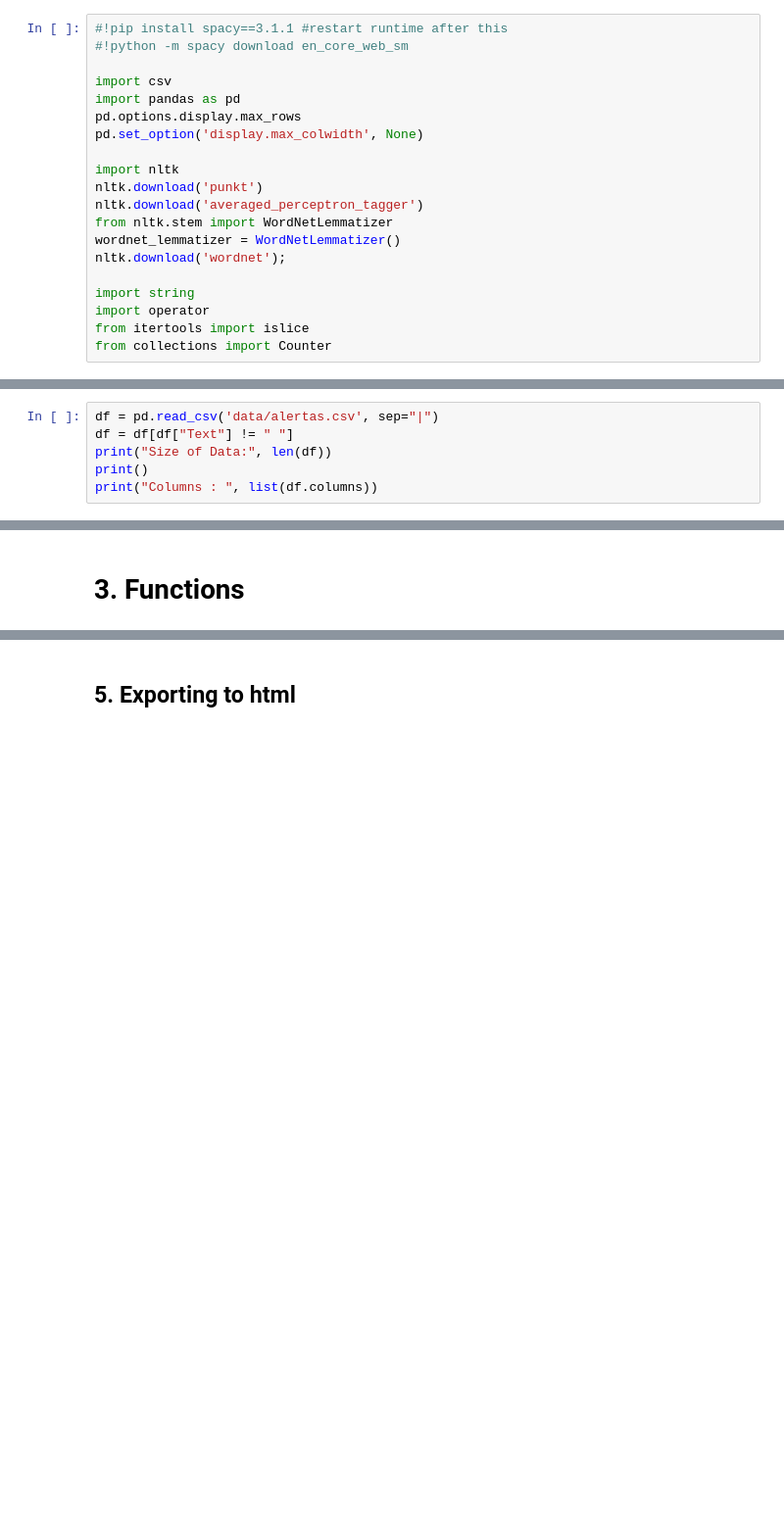
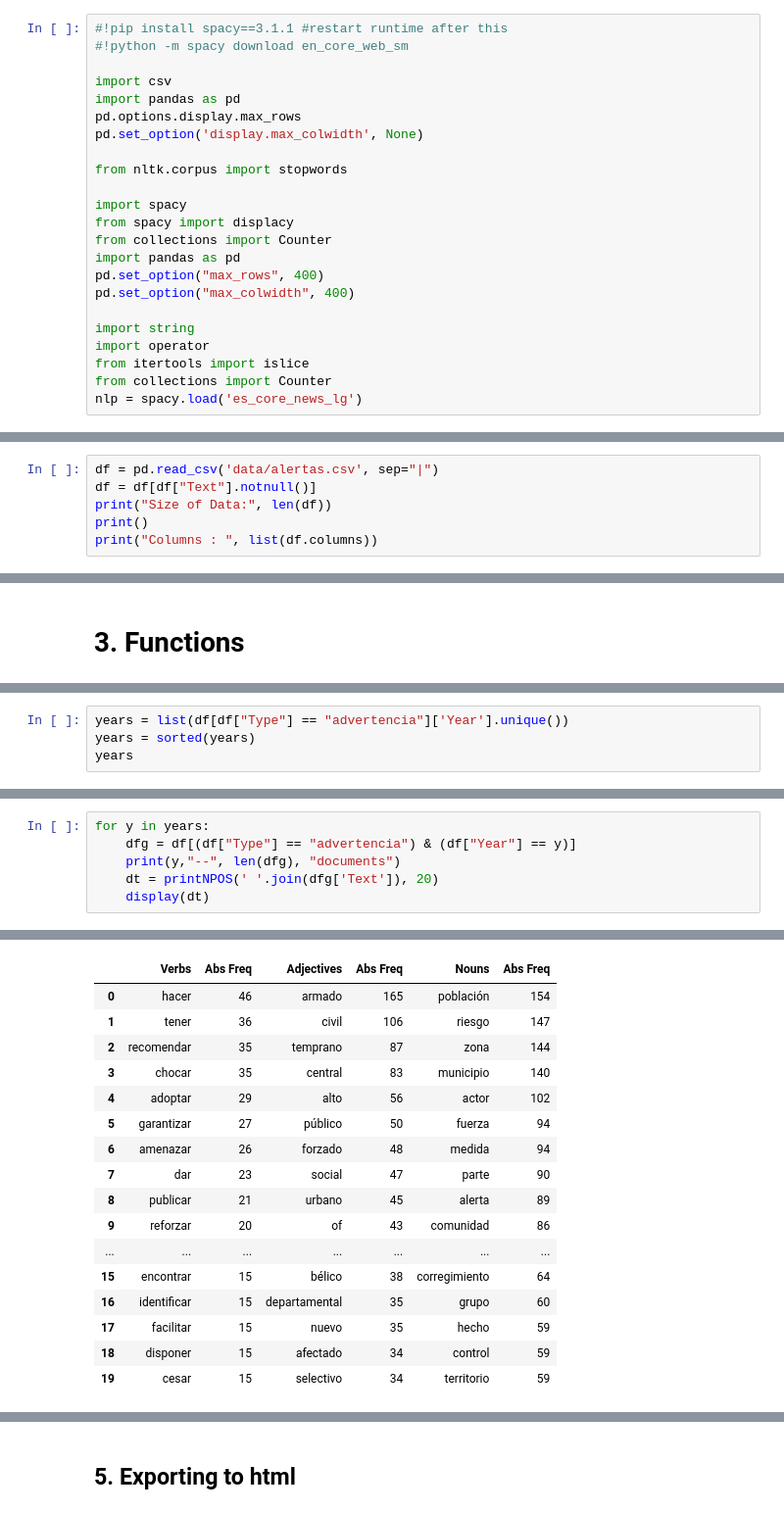
Before and after one commit to ylizama/alertas_colombia, a Jupyter notebook: 4_NLP_Word_Tagging.ipynb, the cells around one changed output, grey strips where cells are left out. Shown: that part at 98% size. Saved outputs shown, nothing was run; the diff lists cells and outputs as text; blank space fills up the shorter version.

```diff
--- a/4_NLP_Word_Tagging.ipynb
+++ b/4_NLP_Word_Tagging.ipynb
@@ -9,14 +9,17 @@ import pandas as pd
 pd.options.display.max_rows
 pd.set_option('display.max_colwidth', None)
 
-import nltk
-nltk.download('punkt')
-nltk.download('averaged_perceptron_tagger')
-from nltk.stem import WordNetLemmatizer
-wordnet_lemmatizer = WordNetLemmatizer()
-nltk.download('wordnet');
+from nltk.corpus import stopwords
+
+import spacy
+from spacy import displacy
+from collections import Counter
+import pandas as pd
+pd.set_option("max_rows", 400)
+pd.set_option("max_colwidth", 400)
 
 import string
 import operator
 from itertools import islice
 from collections import Counter
+nlp = spacy.load('es_core_news_lg')
@@ -35,7 +27,7 @@ from collections import Counter
 #  2. Reading files
 # %%
 df = pd.read_csv('data/alertas.csv', sep="|")
-df = df[df["Text"] != " "]
+df = df[df["Text"].notnull()]
 print("Size of Data:", len(df))
 print()
 print("Columns : ", list(df.columns))
@@ -88,0 +131,4 @@ def printNPOS(data, m):
+# %%
+years = list(df[df["Type"] == "advertencia"]['Year'].unique())
+years = sorted(years)
+years
@@ -110,0 +155,7 @@ printNPOS(' '.join(df['Text']), 20)
+# %%
+for y in years:
+    dfg = df[(df["Type"] == "advertencia") & (df["Year"] == y)]
+    print(y,"--", len(dfg), "documents")
+    dt = printNPOS(' '.join(dfg['Text']), 20)
+    display(dt)
+# %% [output]
@@ -110,0 +163,17 @@ printNPOS(' '.join(df['Text']), 20)
+|  | Verbs | Abs Freq | Adjectives | Abs Freq | Nouns | Abs Freq |
+| 0 | hacer | 46 | armado | 165 | población | 154 |
+| 1 | tener | 36 | civil | 106 | riesgo | 147 |
+| 2 | recomendar | 35 | temprano | 87 | zona | 144 |
+| 3 | chocar | 35 | central | 83 | municipio | 140 |
+| 4 | adoptar | 29 | alto | 56 | actor | 102 |
+| 5 | garantizar | 27 | público | 50 | fuerza | 94 |
+| 6 | amenazar | 26 | forzado | 48 | medida | 94 |
+| 7 | dar | 23 | social | 47 | parte | 90 |
+| 8 | publicar | 21 | urbano | 45 | alerta | 89 |
+| 9 | reforzar | 20 | of | 43 | comunidad | 86 |
+| ... | ... | ... | ... | ... | ... | ... |
+| 15 | encontrar | 15 | bélico | 38 | corregimiento | 64 |
+| 16 | identificar | 15 | departamental | 35 | grupo | 60 |
+| 17 | facilitar | 15 | nuevo | 35 | hecho | 59 |
+| 18 | disponer | 15 | afectado | 34 | control | 59 |
+| 19 | cesar | 15 | selectivo | 34 | territorio | 59 |
```
Also changed, not shown: parts of 13 cells of this notebook.
